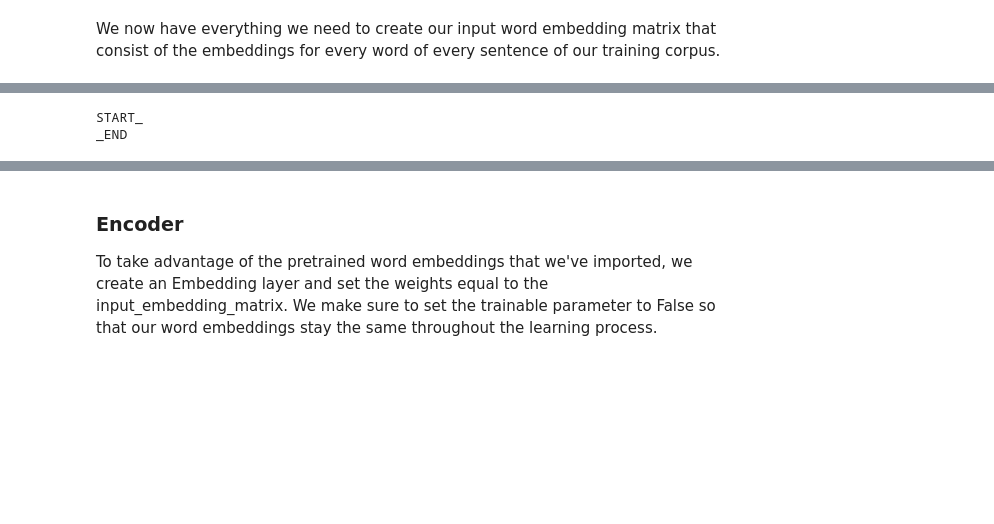
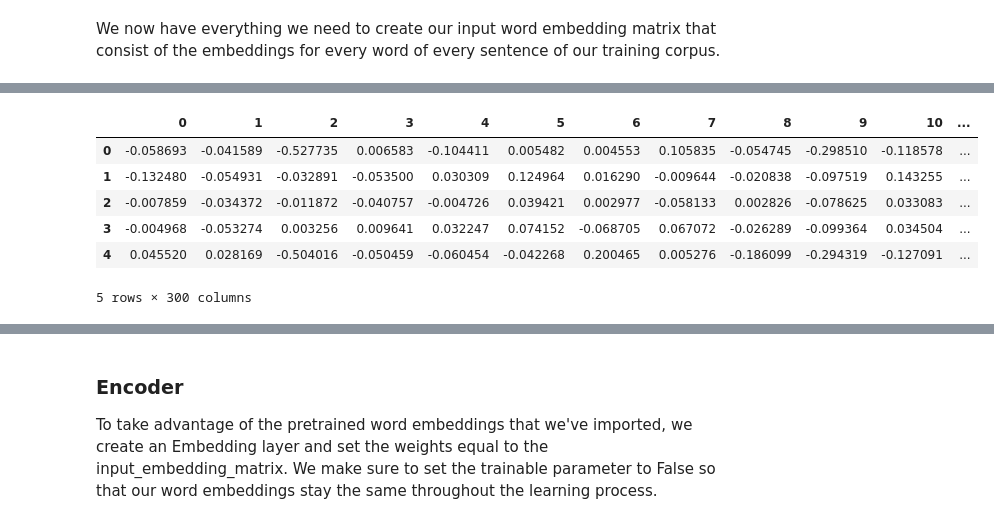
Before and after one commit to db-gb/Neural_Machine_Translator, a Jupyter notebook: 12_20_Pretrained_Eng_Span_Short_Phrases_Remove_Rare_Words.ipynb, the cells around one changed output, grey strips where cells are left out. Cells and saved outputs as stored; diff of their text form; code cells hidden in the pictures; blank space fills up the shorter version.

```diff
--- a/12_20_Pretrained_Eng_Span_Short_Phrases_Remove_Rare_Words.ipynb
+++ b/12_20_Pretrained_Eng_Span_Short_Phrases_Remove_Rare_Words.ipynb
@@ -317,8 +405,0 @@ del all_embs
-# %%
-#https://www.kaggle.com/sbongo/do-pretrained-embeddings-give-you-the-extra-edge
-input_oov_embeddings = dict()
-
-rare_embedding = np.random.normal(inp_emb_mean, inp_emb_std, 300)
-
-for wrd in input_oov_words:
-  input_oov_embeddings[wrd] = np.random.normal(inp_emb_mean, inp_emb_std, 300)
@@ -327,18 +436,27 @@ del input_embeddings_index
+# %%
+# Capture the average of the word embeddings columns as the word embedding for rare or OOV words
+rare_embedding = embeds_df.mean(axis=1).tolist()
 # %% [markdown]
 We now have everything we need to create our input word embedding matrix that consist of the embeddings for every word of every sentence of our training corpus.
 # %%
+# Create a matrix with a row for every word in our English dictionary, and 300 columns to hold the word embedding for each word
 input_embedding_matrix = np.zeros((len(input_words), 300))
+
+# Loop through each input word
 for i, word in enumerate(input_words):
+  # For any words not in our dictionary (rare words)
   if word == '_UNK_':
     input_embedding_matrix[i] = rare_embedding
   else:
+    # Try to get embedding vector for words in dictionary
     try:
       embedding_vector = ft_eng.get_vector(word)
+      # if no FastText embedding exists, set it to None
     except KeyError:
       embedding_vector = None
-    #embedding_vector = ft_eng.get_vector(word)
     if embedding_vector is not None:
       # words not found in embedding index will be all-zeros.
       input_embedding_matrix[i] = embedding_vector
     else:
-      input_embedding_matrix[i] = input_oov_embeddings[word]
+      # any remaining OOV words will be set to our rare_embedding
+      input_embedding_matrix[i] = rare_embedding #input_oov_embeddings[word]
@@ -385,13 +501,0 @@ del all_embs
-# %%
-#https://www.kaggle.com/sbongo/do-pretrained-embeddings-give-you-the-extra-edge
-output_oov_embeddings = dict()
-
-for wrd in output_oov_words:
-  if wrd == "START_" or wrd == "_END":
-    print(wrd)
-    output_oov_embeddings[wrd] = np.zeros(300)
-  else:
-    output_oov_embeddings[wrd] = np.random.normal(out_emb_mean, out_emb_std, 300)
-# %% [output]
-START_
-_END
@@ -401,0 +502,13 @@ del output_embeddings_index
+# %%
+# Taking a look at our word embeddings matrix shows a 300-column matrix where each row represents a word from our corpus, and its 300 dimension representation.
+embeds_df = pd.DataFrame.from_dict(output_embeddings_index)
+
+embeds_df.transpose().head()
+# %% [output]
+|  | 0 | 1 | 2 | 3 | 4 | 5 | 6 | 7 | 8 | 9 | 10 | ... |
+| 0 | -0.058693 | -0.041589 | -0.527735 | 0.006583 | -0.104411 | 0.005482 | 0.004553 | 0.105835 | -0.054745 | -0.298510 | -0.118578 | ... |
+| 1 | -0.132480 | -0.054931 | -0.032891 | -0.053500 | 0.030309 | 0.124964 | 0.016290 | -0.009644 | -0.020838 | -0.097519 | 0.143255 | ... |
+| 2 | -0.007859 | -0.034372 | -0.011872 | -0.040757 | -0.004726 | 0.039421 | 0.002977 | -0.058133 | 0.002826 | -0.078625 | 0.033083 | ... |
+| 3 | -0.004968 | -0.053274 | 0.003256 | 0.009641 | 0.032247 | 0.074152 | -0.068705 | 0.067072 | -0.026289 | -0.099364 | 0.034504 | ... |
+| 4 | 0.045520 | 0.028169 | -0.504016 | -0.050459 | -0.060454 | -0.042268 | 0.200465 | 0.005276 | -0.186099 | -0.294319 | -0.127091 | ... |
+5 rows × 300 columns
```
Also changed, not shown: parts of 120 cells of this notebook.
